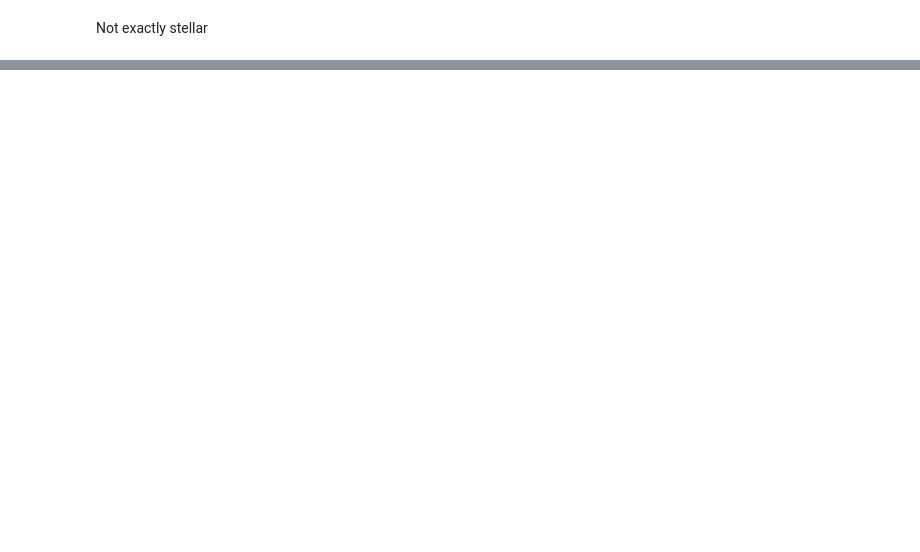
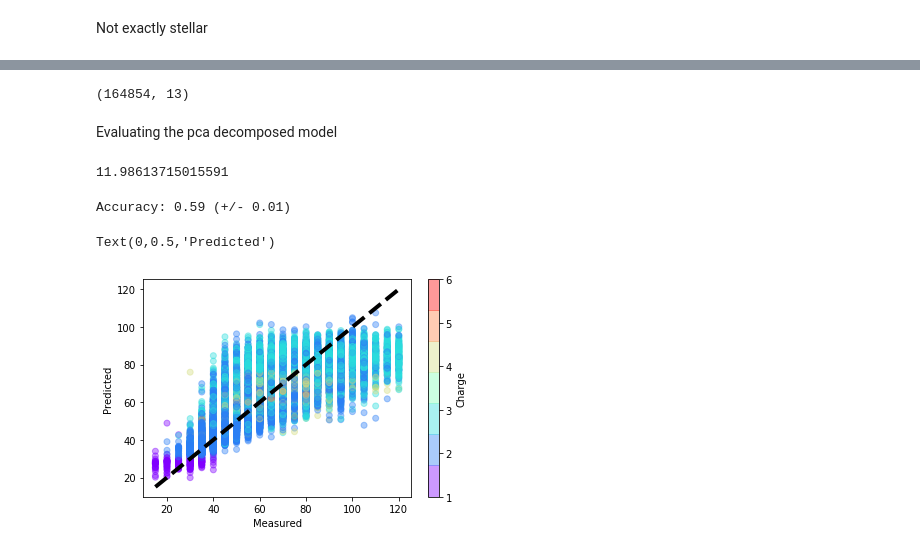
Before and after one commit to Justin92/FAIMS_MachineLearning, a Jupyter notebook: FAIMS_MachineLearning_Draft.ipynb, the cells around one changed output, grey strips where cells are left out. Saved outputs shown, nothing was run; the diff lists cells and outputs as text; code cells hidden in the pictures; blank space fills up the shorter version.

```diff
--- a/FAIMS_MachineLearning_Draft.ipynb
+++ b/FAIMS_MachineLearning_Draft.ipynb
@@ -124,0 +214,53 @@ Not exactly stellar
+# %%
+# concat decomposed values with length, charge
+recombined_df = pd.concat([evidence_df[['Max Intensity CV', 'Length.x', 'Charge']]
+    , pd.DataFrame(decomposed_df)], axis=1)
+# %% [output]
+(164854, 13)
+# %%
+# set target value and create training data
+target_value = ['Max Intensity CV']
+# exclude target value (first column) from prepared feature matrix
+X = recombined_df[recombined_df.columns[1:]]
+y = recombined_df[target_value]
+# %%
+#split the data with 50% in each set
+dX1, dX2, dy1, dy2 = train_test_split(X, y, random_state=0, train_size=0.8)
+
+#Flatten the vector so that it is formatted correctly
+dy1 = dy1.values.ravel()
+dy2 = dy2.values.ravel()
+# %%
+# set hyperparameters and fit model
+forest = RandomForestRegressor(200)
+forest.fit(dX1, dy1)
+
+# make predictions based on fitted model
+dy2_model = forest.predict(dX2)
+#predicted = cross_val_predict(forest1, X1, y1, cv=5, n_jobs=-1)
+# %% [markdown]
+Evaluating the pca decomposed model
+# %%
+# evaluate performance with RMSE
+np.sqrt(mean_squared_error(dy2, dy2_model))
+# %% [output]
+11.98613715015591
+# %%
+from sklearn.model_selection import cross_val_score
+scores = cross_val_score(forest, dX2, dy2, cv=5)
+print("Accuracy: %0.2f (+/- %0.2f)" % (scores.mean(), scores.std() * 2))
+# %% [output]
+Accuracy: 0.59 (+/- 0.01)
+# %%
+plt.scatter(dy2, dy2_model, c = dX2['Charge'], alpha= 0.4,
+           cmap=plt.cm.get_cmap('rainbow', 7))
+
+plt.colorbar(label='Charge', ticks=range(7))
+
+
+plt.plot([dy2.min(), dy2.max()], [dy2.min(), dy2.max()], 'k--', lw=4)
+plt.xlabel('Measured')
+plt.ylabel('Predicted')
+# %% [output]
+Text(0,0.5,'Predicted')
+[figure, added]
```
Also changed, not shown: parts of 20 cells of this notebook.
